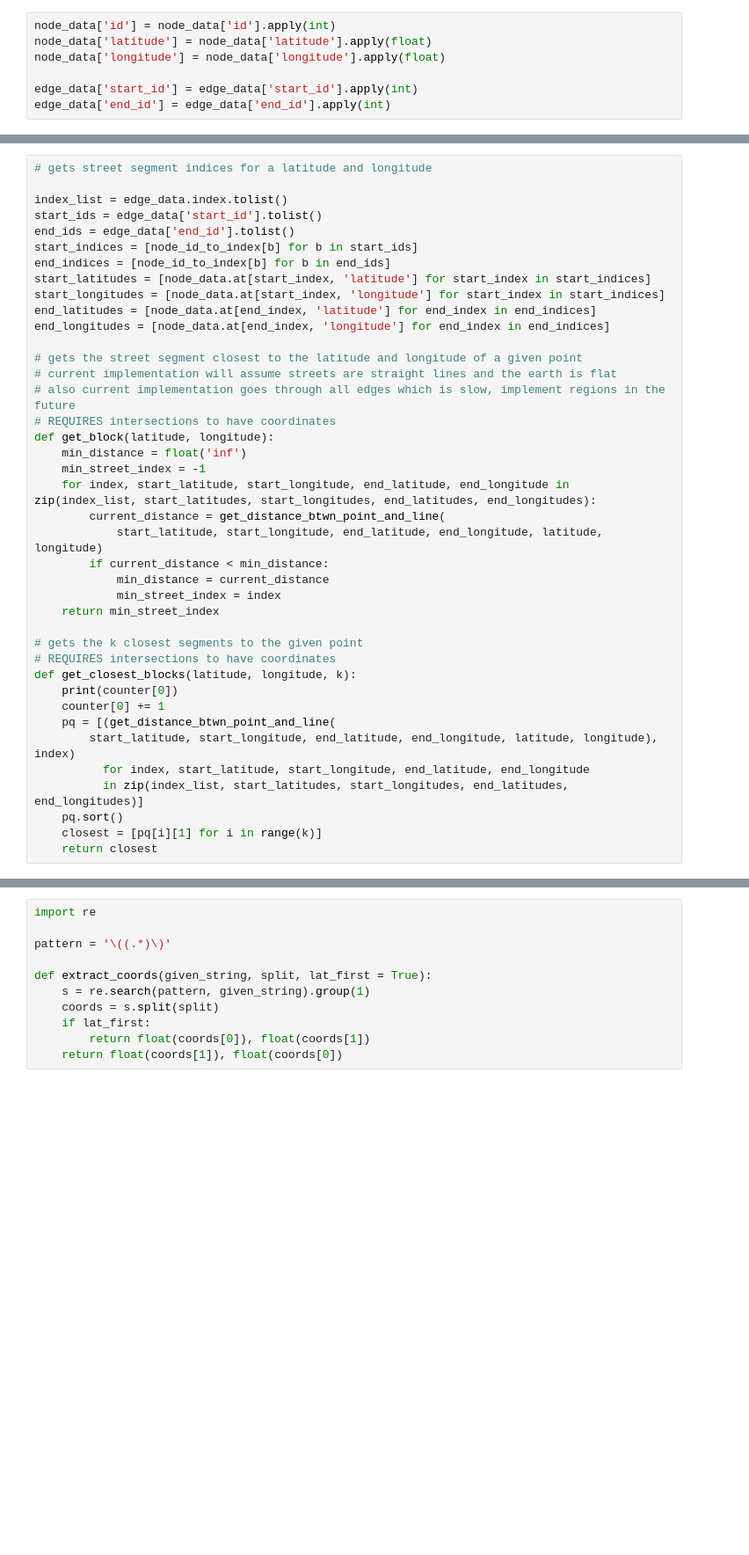
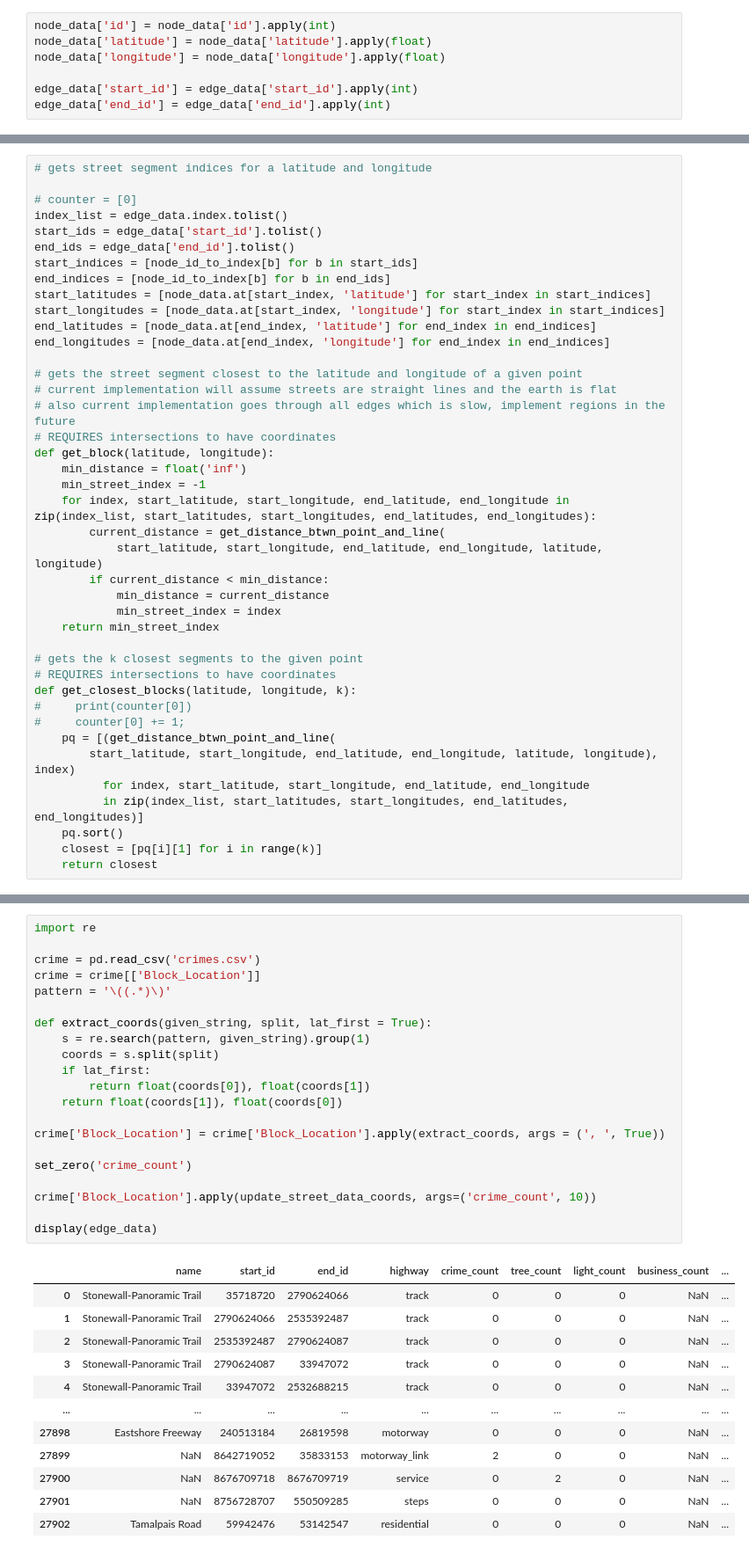
Before and after one commit to StrollApp/data-aggregation, a Jupyter notebook: Append_Feature.ipynb, the cells around one changed output, grey strips where cells are left out. Shown at 88% size. Saved outputs shown, nothing was run; the diff lists cells and outputs as text; blank space fills up the shorter version.

Commit message:
change crime to more streets

```diff
--- a/Append_Feature.ipynb
+++ b/Append_Feature.ipynb
@@ -50,6 +77,7 @@ def get_distance_btwn_point_and_line(x1, y1, x2, y2, x3, y3):
 # %%
 # gets street segment indices for a latitude and longitude
 
+# counter = [0]
 index_list = edge_data.index.tolist()
 start_ids = edge_data['start_id'].tolist()
 end_ids = edge_data['end_id'].tolist()
@@ -78,8 +106,8 @@ def get_block(latitude, longitude):
 # gets the k closest segments to the given point
 # REQUIRES intersections to have coordinates
 def get_closest_blocks(latitude, longitude, k):
-    print(counter[0])
-    counter[0] += 1
+#     print(counter[0])
+#     counter[0] += 1;
     pq = [(get_distance_btwn_point_and_line(
         start_latitude, start_longitude, end_latitude, end_longitude, latitude, longitude), index)
           for index, start_latitude, start_longitude, end_latitude, end_longitude
@@ -117,11 +145,34 @@ def update_street_data_coords(coords, parameter, k = 1):
 # %%
 import re
 
+crime = pd.read_csv('crimes.csv')
+crime = crime[['Block_Location']]
 pattern = '\((.*)\)'
 
 def extract_coords(given_string, split, lat_first = True):
     s = re.search(pattern, given_string).group(1)
     coords = s.split(split)
     if lat_first:
         return float(coords[0]), float(coords[1])
     return float(coords[1]), float(coords[0])
+
+crime['Block_Location'] = crime['Block_Location'].apply(extract_coords, args = (', ', True))
+
+set_zero('crime_count')
+
+crime['Block_Location'].apply(update_street_data_coords, args=('crime_count', 10))
+
+display(edge_data)
+# %% [output]
+|  | name | start_id | end_id | highway | crime_count | tree_count | light_count | business_count | ... |
+| 0 | Stonewall-Panoramic Trail | 35718720 | 2790624066 | track | 0 | 0 | 0 | NaN | ... |
+| 1 | Stonewall-Panoramic Trail | 2790624066 | 2535392487 | track | 0 | 0 | 0 | NaN | ... |
+| 2 | Stonewall-Panoramic Trail | 2535392487 | 2790624087 | track | 0 | 0 | 0 | NaN | ... |
+| 3 | Stonewall-Panoramic Trail | 2790624087 | 33947072 | track | 0 | 0 | 0 | NaN | ... |
+| 4 | Stonewall-Panoramic Trail | 33947072 | 2532688215 | track | 0 | 0 | 0 | NaN | ... |
+| ... | ... | ... | ... | ... | ... | ... | ... | ... | ... |
+| 27898 | Eastshore Freeway | 240513184 | 26819598 | motorway | 0 | 0 | 0 | NaN | ... |
+| 27899 | NaN | 8642719052 | 35833153 | motorway_link | 2 | 0 | 0 | NaN | ... |
+| 27900 | NaN | 8676709718 | 8676709719 | service | 0 | 2 | 0 | NaN | ... |
+| 27901 | NaN | 8756728707 | 550509285 | steps | 0 | 0 | 0 | NaN | ... |
+| 27902 | Tamalpais Road | 59942476 | 53142547 | residential | 0 | 0 | 0 | NaN | ... |
```
Also changed, not shown: parts of 3 cells of this notebook, 2 other files.
